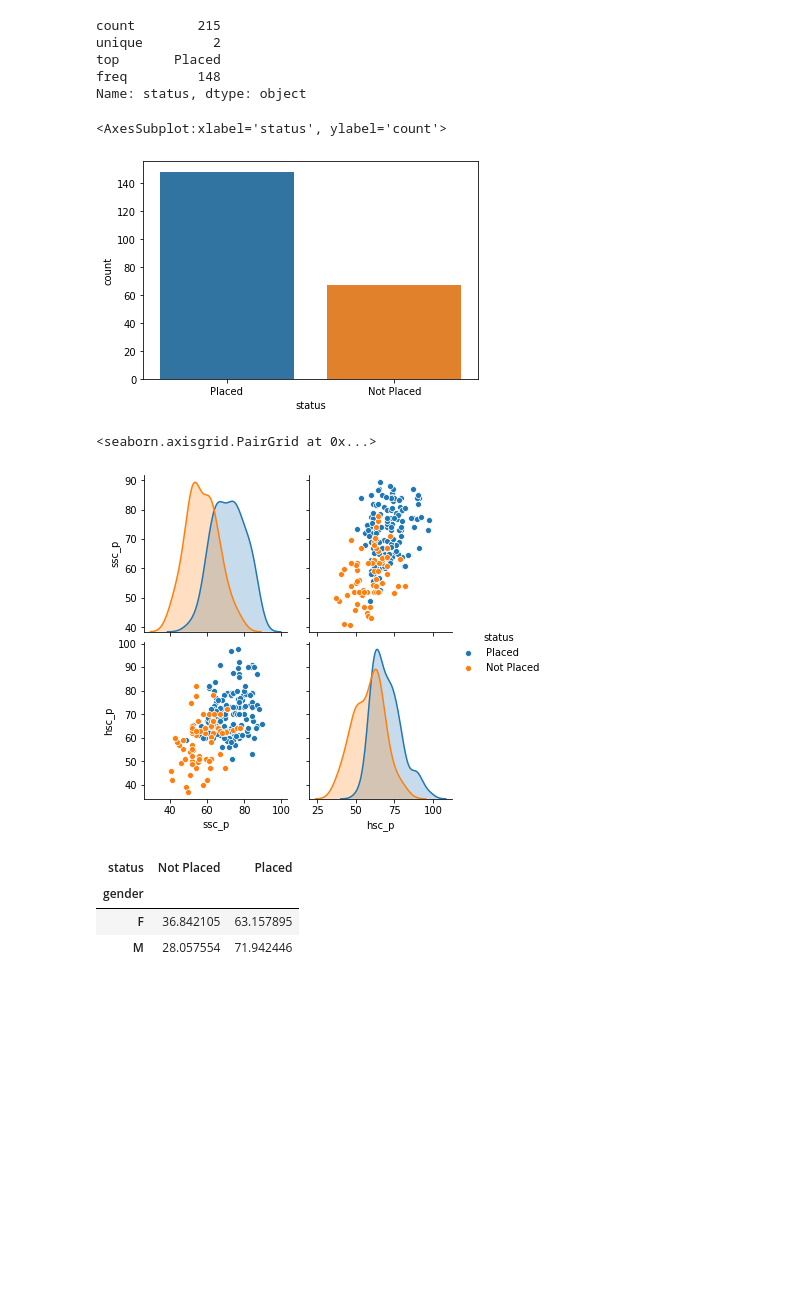
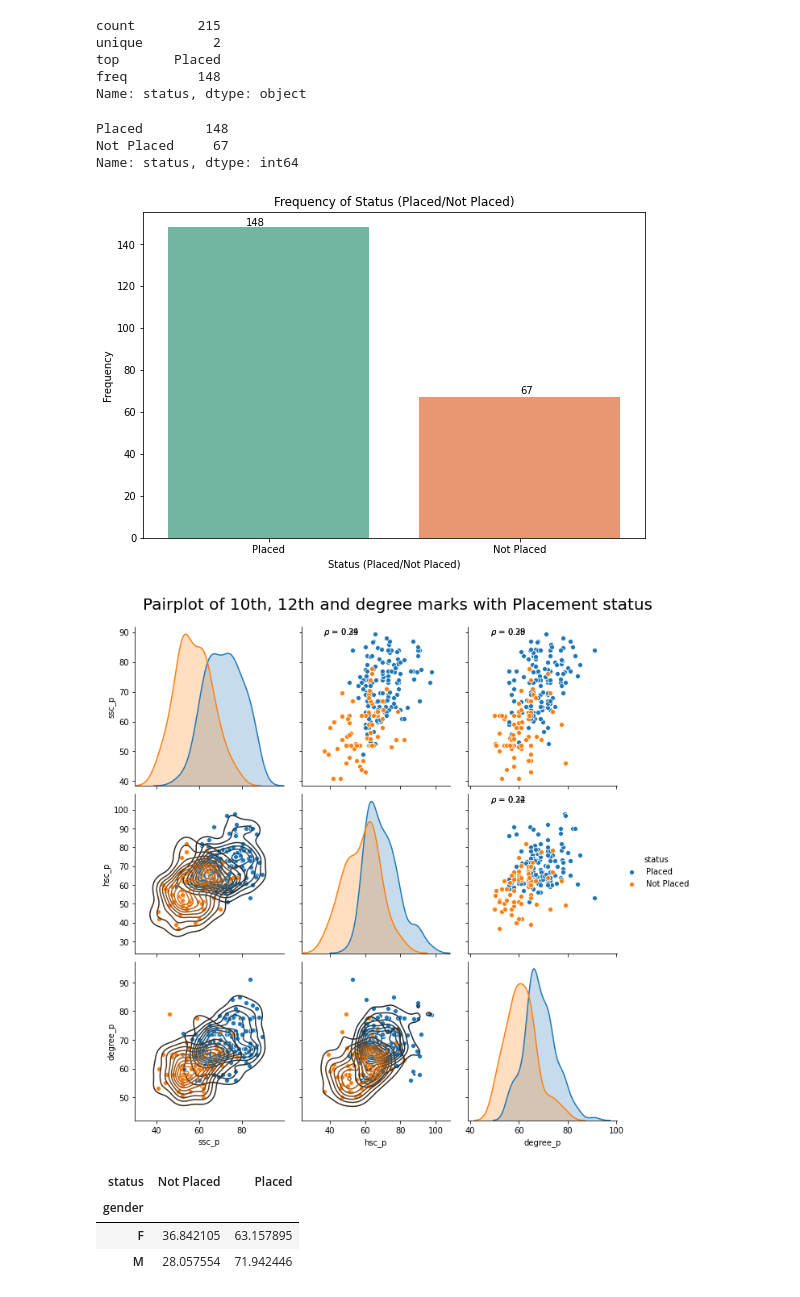
Before and after one commit to darshan-ds/Campus_recruitment_project, a Jupyter notebook: campus_recruitment_project.ipynb, the cells around one changed output. Cells and saved outputs as stored; diff of their text form; code cells hidden in the pictures; blank space fills up the shorter version.

```diff
--- a/campus_recruitment_project.ipynb
+++ b/campus_recruitment_project.ipynb
@@ -890,20 +890,51 @@ unique         2
 top       Placed
 freq         148
 Name: status, dtype: object
-# %%
-sns.countplot(df.status)
-# %% [output]
-<AxesSubplot:xlabel='status', ylabel='count'>
-[figure, removed]
+# %%
+df.status.value_counts()
+# %% [output]
+Placed        148
+Not Placed     67
+Name: status, dtype: int64
+# %%
+plt.figure(figsize=(9,6))
+ax = sns.countplot(df.status, palette='Set2')
+
+ax.annotate(ax.patches[0].get_height(),(-0.09,149))
+ax.annotate(ax.patches[1].get_height(),(1,69))
+
+plt.title('Frequency of Status (Placed/Not Placed)')
+plt.xlabel('Status (Placed/Not Placed)')
+plt.ylabel('Frequency')
+
+plt.savefig('plots/Countplot_of_status.png')
+# %% [output]
+[figure, added]
 # %%
 # Most of the students got placed
-# %%
-### Does the 10th and 12th marks determine the chances of getting placed? ###
-
-sns.pairplot(df[['ssc_p', 'hsc_p', 'status']], hue='status')
-# %% [output]
-<seaborn.axisgrid.PairGrid at 0x...>
-[figure, removed]
+# %%
+### Does the 10th, 12th and degree marks determine the chances of getting placed? ###
+
+# Function to calculate correlation coefficient between two arrays
+def corr(x, y, **kwargs):
+
+    # Calculate the value
+    coef = np.corrcoef(x, y)[0][1]
+    # Make the label
+    label = r'$\rho$ = ' + str(round(coef,2))
+    # Add the label to the plot
+    ax = plt.gca()
+    ax.annotate(label, xy = (0.15, 0.95), size = 10, xycoords = ax.transAxes)
+
+
+grid = sns.pairplot(df[['ssc_p', 'hsc_p','degree_p', 'status']], hue='status', size=3)
+grid.map_upper(corr)
+grid.map_lower(sns.kdeplot)
+
+plt.suptitle(t='Pairplot of 10th, 12th and degree marks with Placement status', x=0.5, y=1.05, size=20)
+plt.savefig('plots/Pairplot_of_marks_status.png')
+# %% [output]
+[figure, added]
 # %%
 # From the plot we can see that, most students who got placed are having good marks in 10th and 12th
 # %%
```
Also changed, not shown: parts of 19 cells of this notebook, 11 other files.
